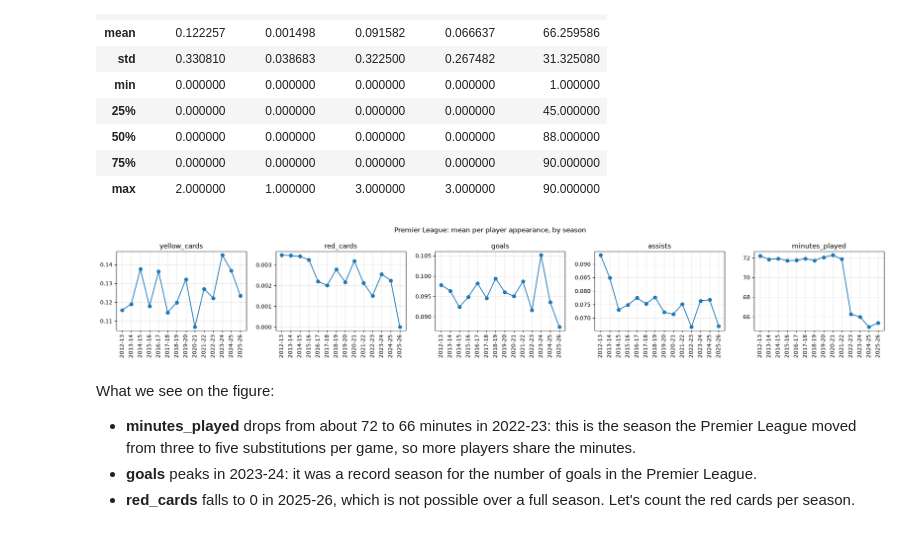
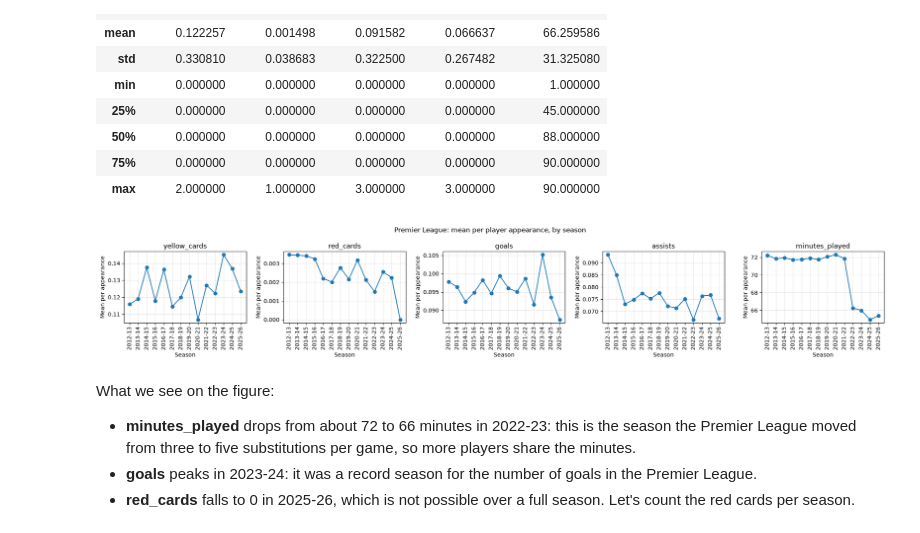
Before and after one commit to htm21/premier-league-market-value, a Jupyter notebook: notebooks/02_data_audit.ipynb, the cells around one changed output. Cells and saved outputs as stored; diff of their text form; code cells hidden in the pictures.

```diff
--- a/notebooks/02_data_audit.ipynb
+++ b/notebooks/02_data_audit.ipynb
@@ -224,18 +224,20 @@ for start_year in range(2012, 2026):
 # %%
 means = pd.DataFrame({season: d.loc["mean"] for season, d in describe_by_season.items()}).T
 
 fig, axes = plt.subplots(1, len(stats_columns), figsize=(4 * len(stats_columns), 3.5))
 for ax, stat in zip(axes, stats_columns):
     ax.plot(means.index, means[stat], marker="o")
     ax.set_title(stat)
+    ax.set_xlabel("Season")
+    ax.set_ylabel("Mean per appearance")
     ax.tick_params(axis="x", rotation=90)
     ax.grid(alpha=0.3)
 fig.suptitle("Premier League: mean per player appearance, by season")
 fig.tight_layout()
 fig.savefig(ROOT / "reports" / "figures" / "mean_stats_appearances_per_season.png", dpi=150)
 plt.show()
 # %% [output]
-[figure, old version]
+[figure, new version]
 # %% [markdown]
 What we see on the figure:
 
```
Also changed, not shown: 7 other files.
